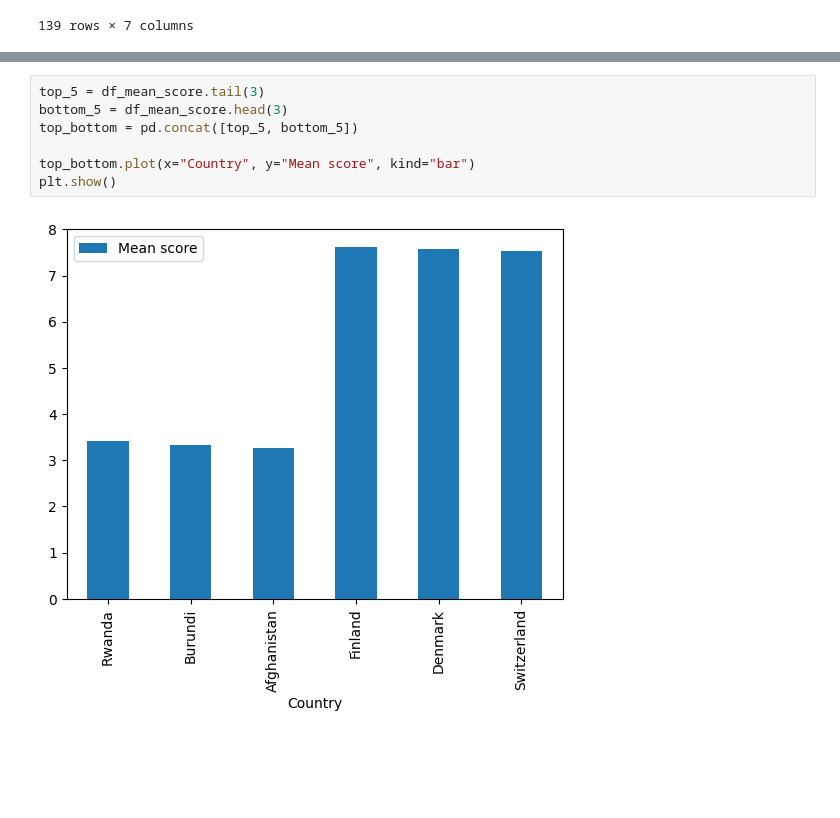
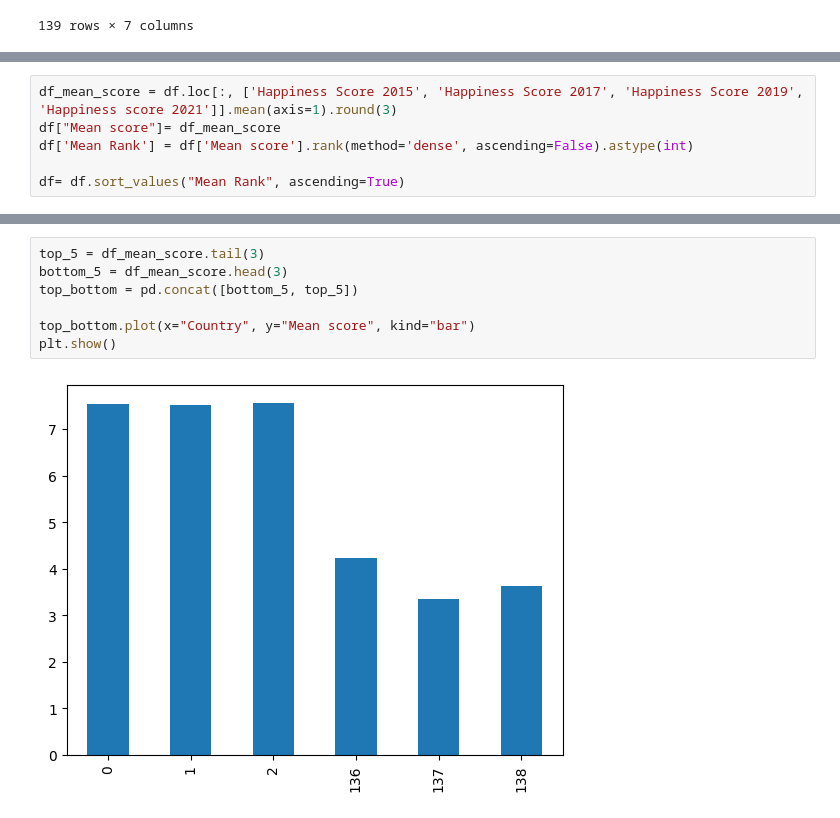
Before and after one commit to pagoba94/project2, a Jupyter notebook: Observation.ipynb, the cells around one changed output, grey strips where cells are left out. Drawn from its saved outputs; the diff is of its cells as text; blank space fills up the shorter version.

```diff
--- a/Observation.ipynb
+++ b/Observation.ipynb
@@ -561,0 +509,6 @@ df_mean_score
+# %%
+df_mean_score = df.loc[:, ['Happiness Score 2015', 'Happiness Score 2017', 'Happiness Score 2019', 'Happiness score 2021']].mean(axis=1).round(3)
+df["Mean score"]= df_mean_score
+df['Mean Rank'] = df['Mean score'].rank(method='dense', ascending=False).astype(int)
+
+df= df.sort_values("Mean Rank", ascending=True)
@@ -562,9 +577,9 @@ df_mean_score
 # %%
 top_5 = df_mean_score.tail(3)
 bottom_5 = df_mean_score.head(3)
-top_bottom = pd.concat([top_5, bottom_5])
+top_bottom = pd.concat([bottom_5, top_5])
 
 top_bottom.plot(x="Country", y="Mean score", kind="bar")
 plt.show()
 # %% [output]
-[figure, old version]
+[figure, new version]
```
Also changed, not shown: parts of 20 cells of this notebook, 3 other files.
